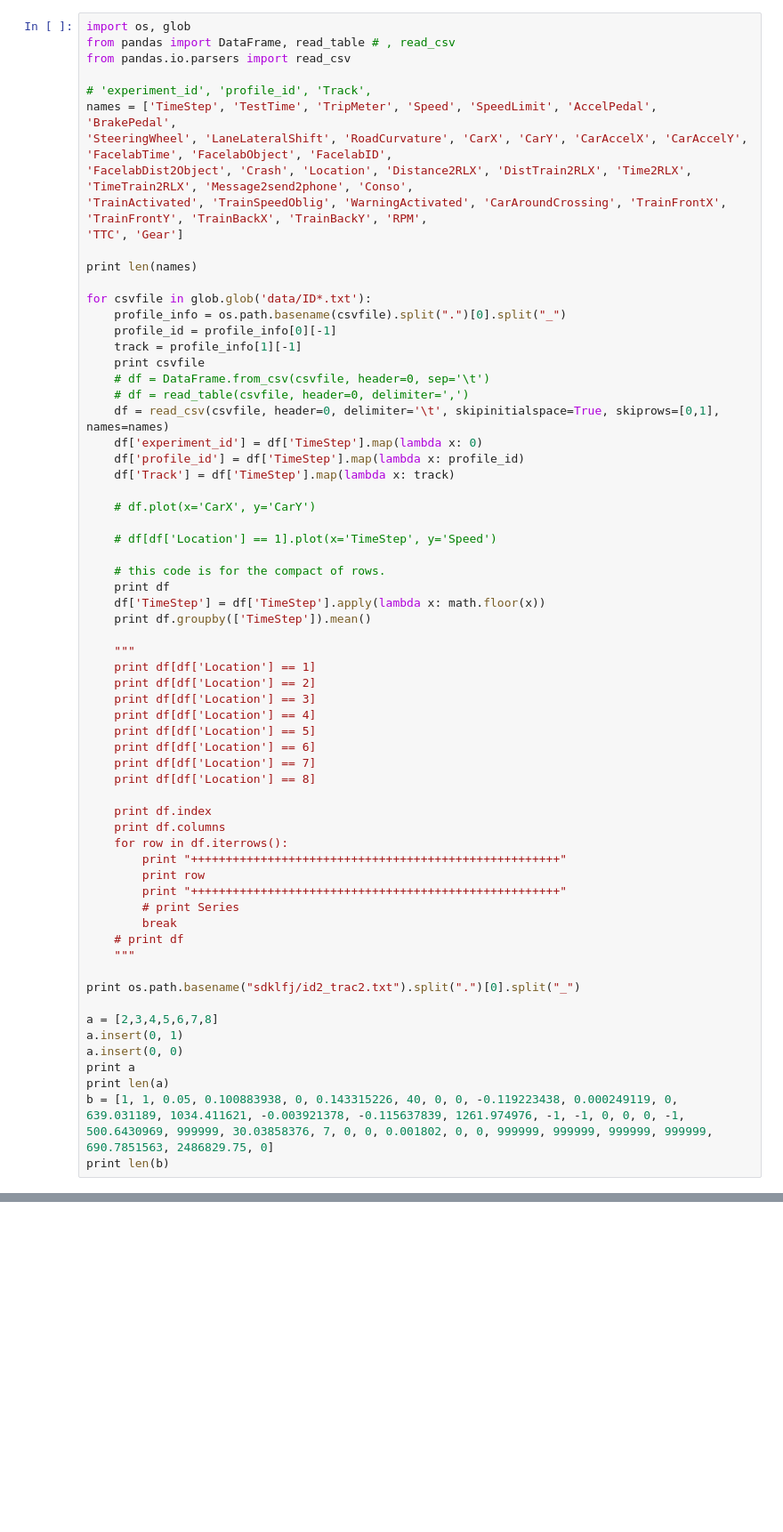
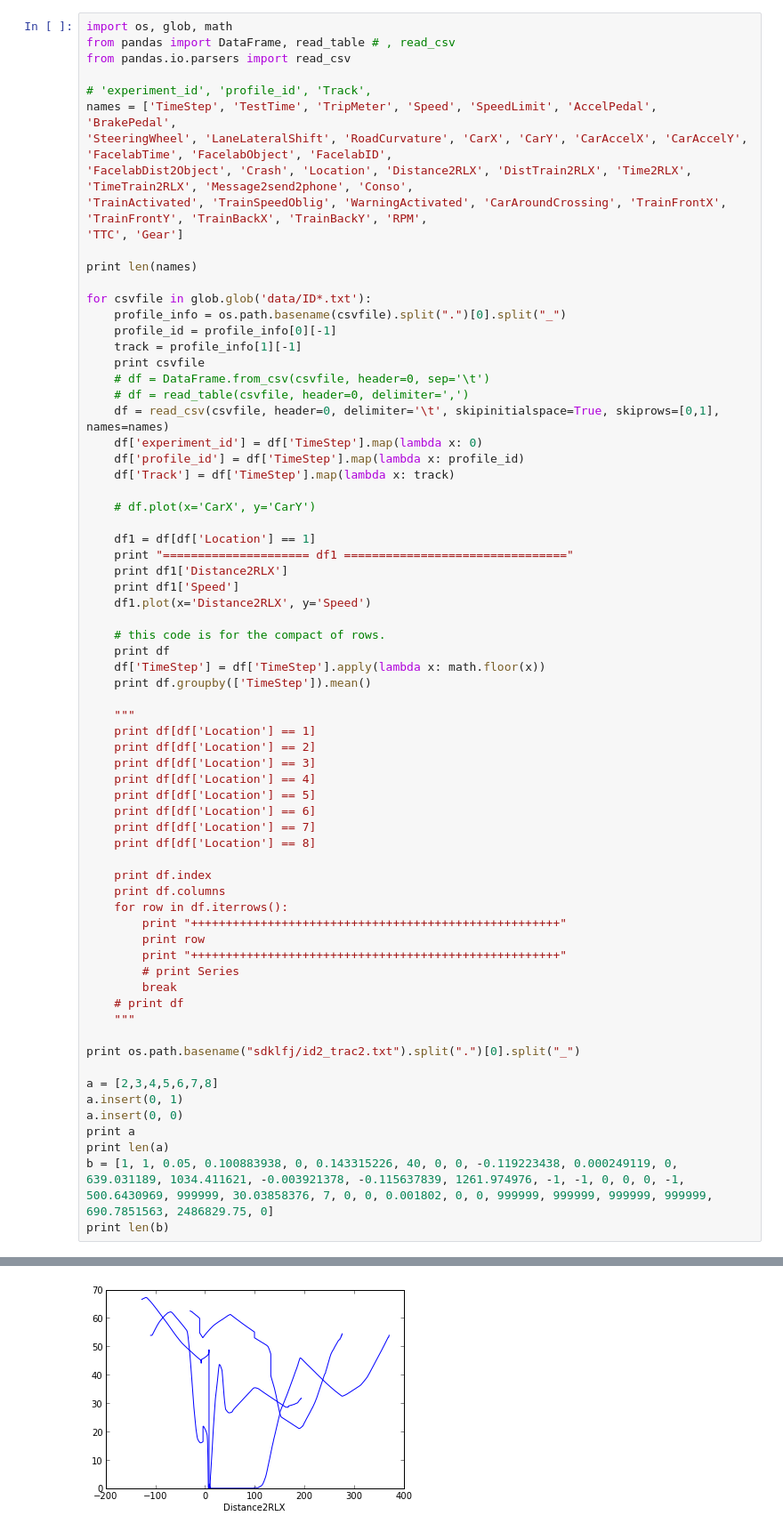
Before and after one commit to ygpark2/mypypand, a Jupyter notebook: mypypanda.ipynb, the cells around one changed output, grey strips where cells are left out. Shown at 89% size. Drawn from its saved outputs; the diff is of its cells as text; blank space fills up the shorter version.

```diff
--- a/mypypanda.ipynb
+++ b/mypypanda.ipynb
@@ -1,5 +1,5 @@
 # %%
-import os, glob
+import os, glob, math
 from pandas import DataFrame, read_table # , read_csv
 from pandas.io.parsers import read_csv
 
@@ -26,7 +26,11 @@ for csvfile in glob.glob('data/ID*.txt'):
 
     # df.plot(x='CarX', y='CarY')
 
-    # df[df['Location'] == 1].plot(x='TimeStep', y='Speed')
+    df1 = df[df['Location'] == 1]
+    print "===================== df1 ================================"
+    print df1['Distance2RLX']
+    print df1['Speed']
+    df1.plot(x='Distance2RLX', y='Speed')
 
     # this code is for the compact of rows.
     print df
@@ -80,4 +84,5 @@ BrakePedal            21499  non-null values
 ['id2', 'trac2']
 [0, 1, 2, 3, 4, 5, 6, 7, 8]
 9
 39
+[figure, added]
```
Also changed, not shown: parts of 6 cells of this notebook, 15 other files.
